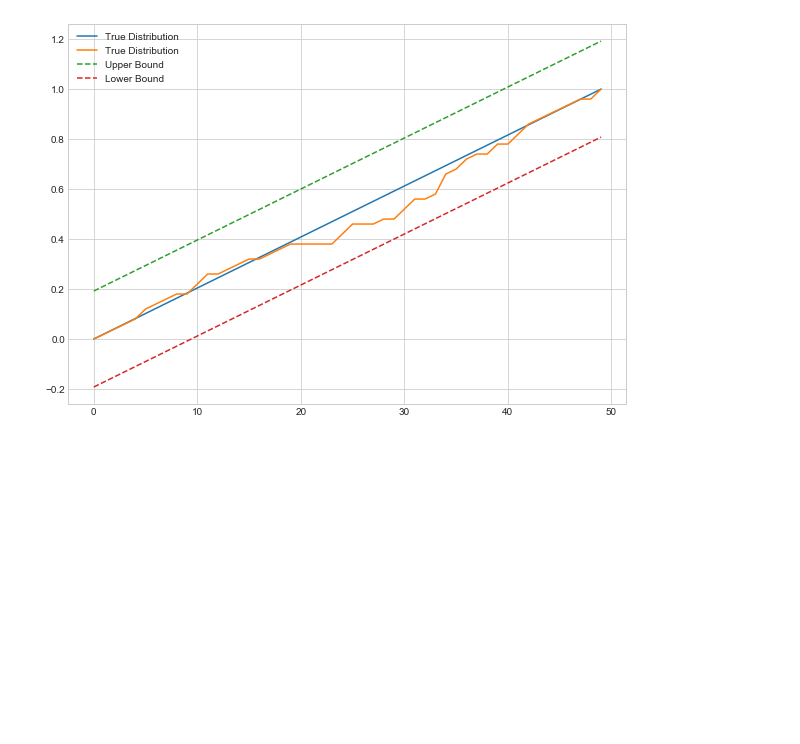
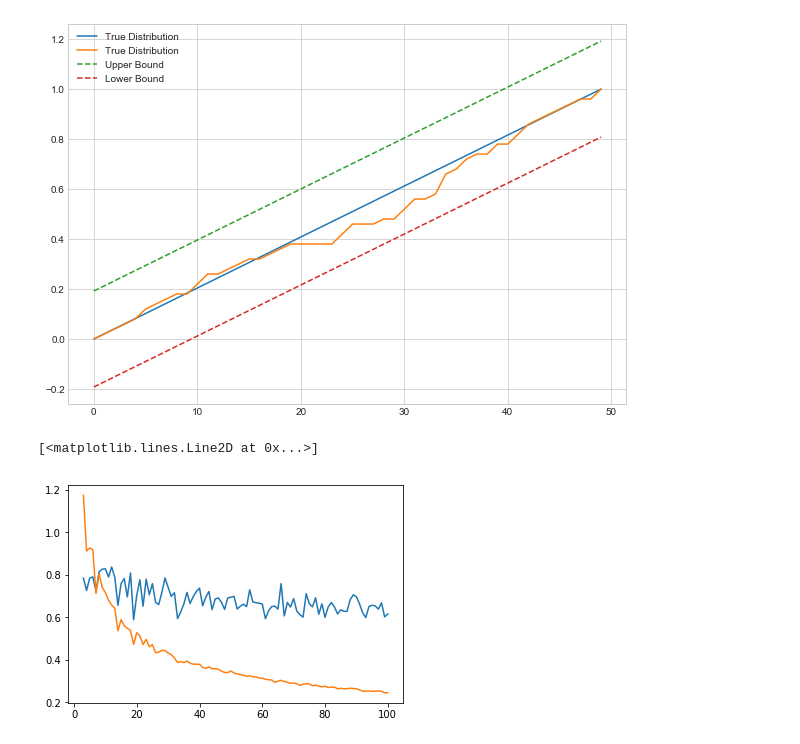
Before and after one commit to abhinavshaw1993/SampleBounds, a Jupyter notebook: Ipython_notebooks/Massart-Bound.ipynb, the cells around one changed output. Saved outputs shown, nothing was run; the diff lists cells and outputs as text; code cells hidden in the pictures; blank space fills up the shorter version.

Commit message:
Completed Mean bound by massart.
- Implemented algorithm from tech report.
- Made few chages.

```diff
--- a/Ipython_notebooks/Massart-Bound.ipynb
+++ b/Ipython_notebooks/Massart-Bound.ipynb
@@ -137,3 +137,38 @@ plt.savefig("Plots/MasartBounds/test1.png")
 # %% [output]
 Warning: Cannot change to a different GUI toolkit: notebook. Using qt5 instead.
 [figure]
+# %%
+# Bounding the mean by Massart-Bounds.
+
+import numpy as np
+import math
+import matplotlib.pyplot as plt
+%matplotlib inline
+
+max_samples = 100
+a,b = 0,1
+upper = []
+lower = []
+
+for n in range(3,max_samples+1):
+    samples = np.random.uniform(a,b,n)
+    order_stats = np.sort(samples)
+    alpha = .95
+    intermediate = math.log((1-alpha)/2.0)/(-2.0*n)
+    e = math.sqrt(intermediate)
+    m_l = alpha * e+ order_stats[0] * (1.0/n)
+    m_u = order_stats[0]*max(0,(1.0/n)-e)
+
+    for i in range(1,n):
+        m_u += (max(0,(i/n)-e) - max(0,(i-1)/n - e))* order_stats[i]
+        m_l += (max(1,(i/n)+e) - max(1,(i-1)/n + e))* order_stats[i]
+
+    m_u += e*b
+    upper.append(m_u)
+    lower.append(m_l)
+
+plt.plot( [i for i in range(3,max_samples+1)], upper, label = 'Upper Bound')
+plt.plot( [i for i in range(3,max_samples+1)], lower, label = 'Lower Bound')
+# %% [output]
+[<matplotlib.lines.Line2D at 0x...>]
+[figure, added]
```
Also changed, not shown: 1 other file.
